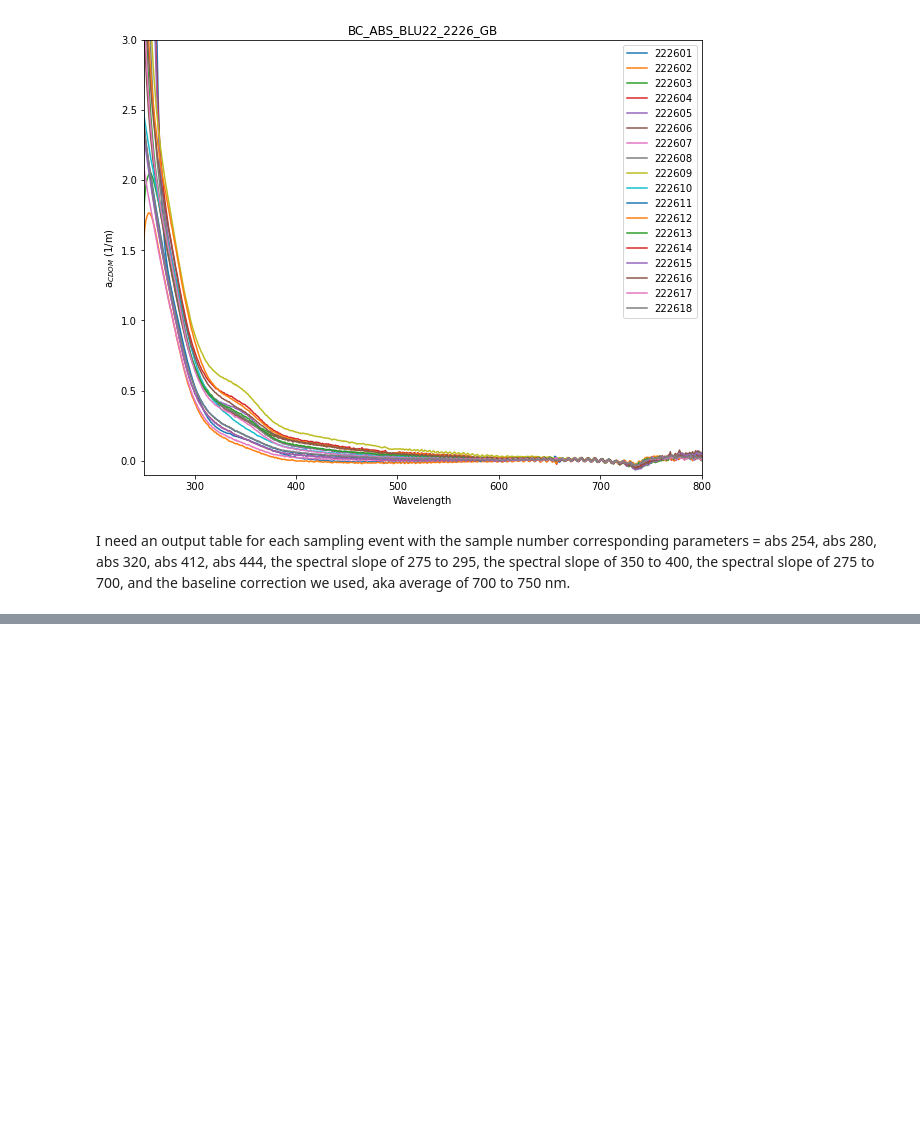
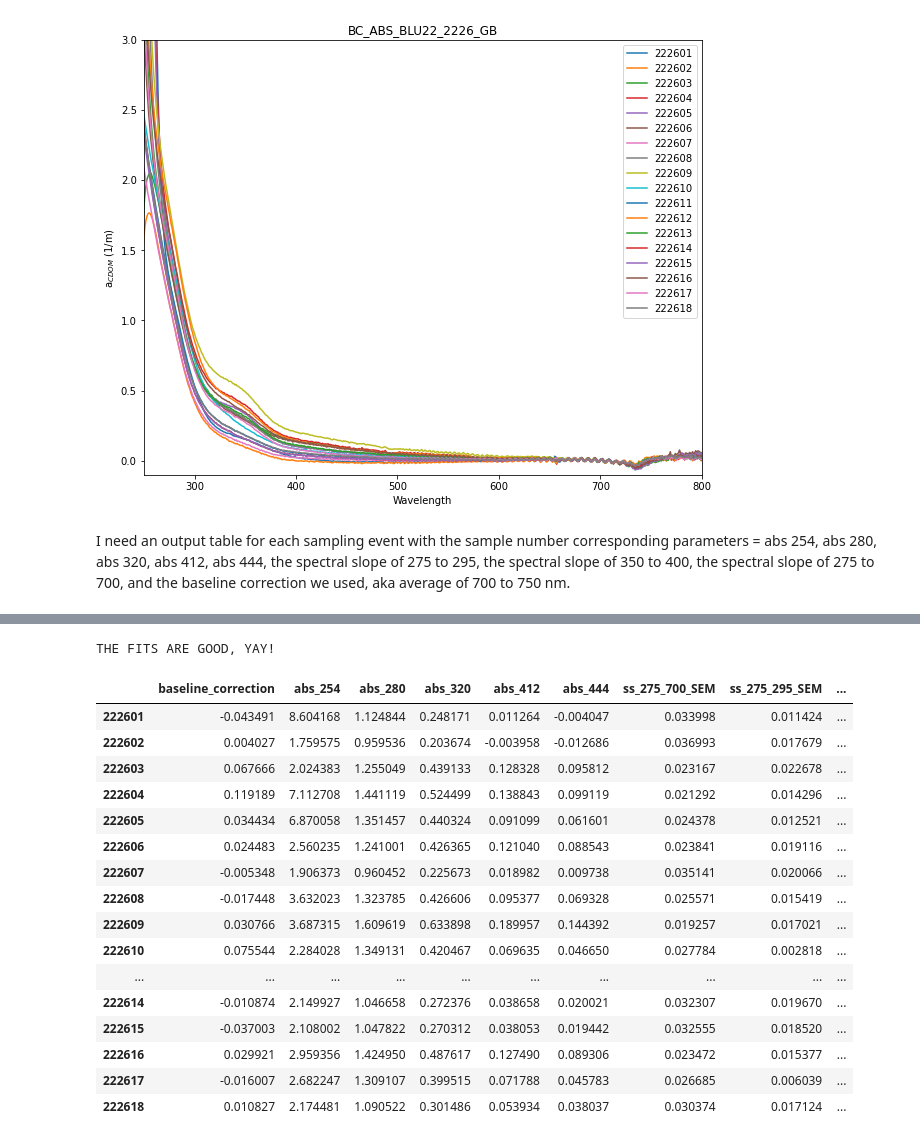
Before and after one commit to Hanna-the-explorer/NASA_Jupyter_Projects, a Jupyter notebook: DATA_Processing_codes/CDOM_DATA_PROCESS.ipynb, the cells around one changed output, grey strips where cells are left out. Cells and saved outputs as stored; diff of their text form; code cells hidden in the pictures; blank space fills up the shorter version.

```diff
--- a/DATA_Processing_codes/CDOM_DATA_PROCESS.ipynb
+++ b/DATA_Processing_codes/CDOM_DATA_PROCESS.ipynb
@@ -305,0 +434,49 @@ plt.plot(xdata, hyp_equation(xdata, a, w, s, b), '--', color='blue', label="fitt
+# %%
+#HERE WE TEST TO MAKE SURE THE R SQAURED IS GOOD
+#this will let us know if something is wrong and where
+
+R_level = .98 #set x to the r2 value you want to test
+
+min_1 = ss_outs['R2_275_700'].min()
+min_2 = ss_outs['R2_275_295'].min()
+min_3 = ss_outs['R2_350_400'].min()
+if min_1 < R_level:
+    print("!!! WARNING !!! 275_700 has a bad R2 !!!")
+elif min_2 < R_level:
+    print("!!! WARNING !!! 275_295 has a bad R2 !!!")
+elif min_3 < R_level:
+    print("!!! WARNING !!! 350_400 has a bad R2 !!!")
+else:
+    print("THE FITS ARE GOOD, YAY!")
+
+#HERE WE SAME THE SLOPE VALUES
+ss_275_700 = ss_outs['ss_275_700_SEM']
+ss_275_295 = ss_outs['ss_275_295_SEM']
+ss_350_400 = ss_outs['ss_350_400_SEM']
+# %% [output]
+THE FITS ARE GOOD, YAY!
+# %%
+#NOW WE SAVE ALL THE VALUSE WE WANTED TO A TABEL
+outputs = pd.concat([bcorr, abs_254, abs_280, abs_320, abs_412, abs_444,
+                    ss_275_700, ss_275_295, ss_350_400], axis=1)
+outputs = outputs.rename(columns={0: 'baseline_correction', 1: 'abs_254',
+                                  2: 'abs_280', 3: 'abs_320', 4: 'abs_412', 5: 'abs_444'})
+outputs
+# %% [output]
+|  | baseline_correction | abs_254 | abs_280 | abs_320 | abs_412 | abs_444 | ss_275_700_SEM | ss_275_295_SEM | ... |
+| 222601 | -0.043491 | 8.604168 | 1.124844 | 0.248171 | 0.011264 | -0.004047 | 0.033998 | 0.011424 | ... |
+| 222602 | 0.004027 | 1.759575 | 0.959536 | 0.203674 | -0.003958 | -0.012686 | 0.036993 | 0.017679 | ... |
+| 222603 | 0.067666 | 2.024383 | 1.255049 | 0.439133 | 0.128328 | 0.095812 | 0.023167 | 0.022678 | ... |
+| 222604 | 0.119189 | 7.112708 | 1.441119 | 0.524499 | 0.138843 | 0.099119 | 0.021292 | 0.014296 | ... |
+| 222605 | 0.034434 | 6.870058 | 1.351457 | 0.440324 | 0.091099 | 0.061601 | 0.024378 | 0.012521 | ... |
+| 222606 | 0.024483 | 2.560235 | 1.241001 | 0.426365 | 0.121040 | 0.088543 | 0.023841 | 0.019116 | ... |
+| 222607 | -0.005348 | 1.906373 | 0.960452 | 0.225673 | 0.018982 | 0.009738 | 0.035141 | 0.020066 | ... |
+| 222608 | -0.017448 | 3.632023 | 1.323785 | 0.426606 | 0.095377 | 0.069328 | 0.025571 | 0.015419 | ... |
+| 222609 | 0.030766 | 3.687315 | 1.609619 | 0.633898 | 0.189957 | 0.144392 | 0.019257 | 0.017021 | ... |
+| 222610 | 0.075544 | 2.284028 | 1.349131 | 0.420467 | 0.069635 | 0.046650 | 0.027784 | 0.002818 | ... |
+| ... | ... | ... | ... | ... | ... | ... | ... | ... | ... |
+| 222614 | -0.010874 | 2.149927 | 1.046658 | 0.272376 | 0.038658 | 0.020021 | 0.032307 | 0.019670 | ... |
+| 222615 | -0.037003 | 2.108002 | 1.047822 | 0.270312 | 0.038053 | 0.019442 | 0.032555 | 0.018520 | ... |
+| 222616 | 0.029921 | 2.959356 | 1.424950 | 0.487617 | 0.127490 | 0.089306 | 0.023472 | 0.015377 | ... |
+| 222617 | -0.016007 | 2.682247 | 1.309107 | 0.399515 | 0.071788 | 0.045783 | 0.026685 | 0.006039 | ... |
+| 222618 | 0.010827 | 2.174481 | 1.090522 | 0.301486 | 0.053934 | 0.038037 | 0.030374 | 0.017124 | ... |
```
Also changed, not shown: parts of 24 cells of this notebook.
